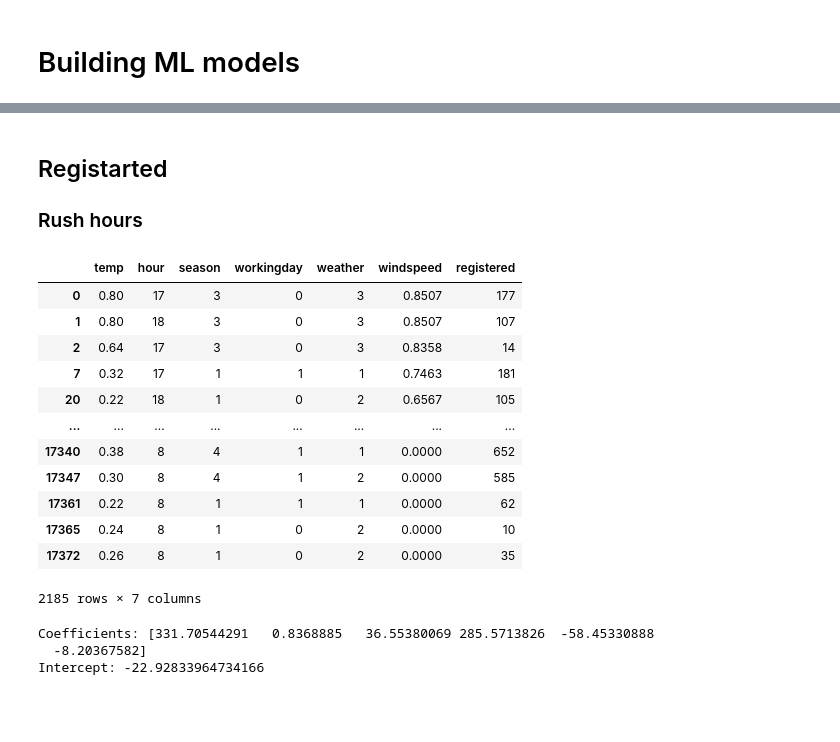
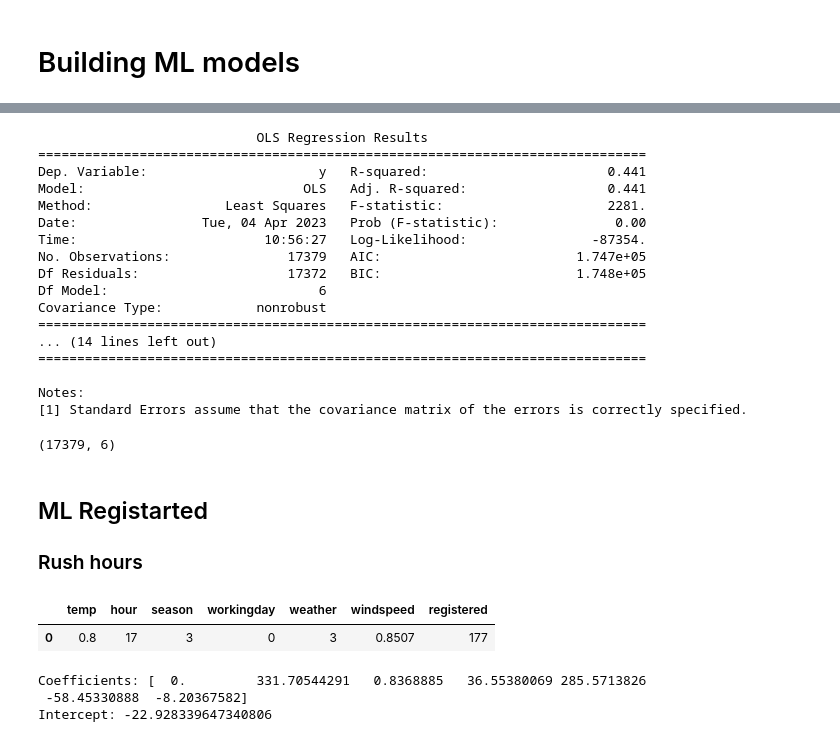
Before and after one commit to RHout19/Project-1, a Jupyter notebook: Model 1/Project 3/Project_3_ML.ipynb, the cells around one changed output, grey strips where cells are left out. Drawn from its saved outputs; the diff is of its cells as text; code cells hidden in the pictures; blank space fills up the shorter version.

Commit message:
Combining models

```diff
--- a/Model 1/Project 3/Project_3_ML.ipynb
+++ b/Model 1/Project 3/Project_3_ML.ipynb
@@ -191,27 +229,57 @@ print(result.rsquared, result.rsquared_adj)
+# %%
+import statsmodels.api as sm
+
+# defining the variables
+x = df[['temp', 'hour', 'season', 'workingday', 'humidity', 'windspeed']]
+y = df['casual'].tolist()
+
+# adding the constant term
+x = sm.add_constant(x)
+
+# performing the regression and fitting the model
+result = sm.OLS(y, x).fit()
+
+# printing the summary table
+print(result.summary())
+# %% [output]
+                            OLS Regression Results
+==============================================================================
+Dep. Variable:                      y   R-squared:                       0.441
+Model:                            OLS   Adj. R-squared:                  0.441
+Method:                 Least Squares   F-statistic:                     2281.
+Date:                Tue, 04 Apr 2023   Prob (F-statistic):               0.00
+Time:                        10:56:27   Log-Likelihood:                -87354.
+No. Observations:               17379   AIC:                         1.747e+05
+Df Residuals:                   17372   BIC:                         1.748e+05
+Df Model:                           6
+Covariance Type:            nonrobust
+==============================================================================
+... (14 lines left out)
+==============================================================================
+
+Notes:
+[1] Standard Errors assume that the covariance matrix of the errors is correctly specified.
+# %%
+df[['casual']].shape
+df[['temp', 'hour', 'season', 'workingday', 'humidity', 'windspeed']].shape
+# %% [output]
+(17379, 6)
 # %% [markdown]
-## Registarted
+## ML Registarted
 ### Rush hours
 # %%
-df_rush[['temp', 'hour', 'season', 'workingday', 'weather', 'windspeed', 'registered']]
+df_rush[['temp', 'hour', 'season', 'workingday', 'weather', 'windspeed', 'registered']].head(1)
 # %% [output]
 |  | temp | hour | season | workingday | weather | windspeed | registered |
-| 0 | 0.80 | 17 | 3 | 0 | 3 | 0.8507 | 177 |
-| 1 | 0.80 | 18 | 3 | 0 | 3 | 0.8507 | 107 |
-| 2 | 0.64 | 17 | 3 | 0 | 3 | 0.8358 | 14 |
-| 7 | 0.32 | 17 | 1 | 1 | 1 | 0.7463 | 181 |
-| 20 | 0.22 | 18 | 1 | 0 | 2 | 0.6567 | 105 |
-| ... | ... | ... | ... | ... | ... | ... | ... |
-| 17340 | 0.38 | 8 | 4 | 1 | 1 | 0.0000 | 652 |
-| 17347 | 0.30 | 8 | 4 | 1 | 2 | 0.0000 | 585 |
-| 17361 | 0.22 | 8 | 1 | 1 | 1 | 0.0000 | 62 |
-| 17365 | 0.24 | 8 | 1 | 0 | 2 | 0.0000 | 10 |
-| 17372 | 0.26 | 8 | 1 | 0 | 2 | 0.0000 | 35 |
+| 0 | 0.8 | 17 | 3 | 0 | 3 | 0.8507 | 177 |
-2185 rows × 7 columns
 # %%
-#X = df.drop(columns=['instant', 'dateday', 'count', 'year', 'holiday', 'workingday'])
 X = df_rush[['temp', 'hour', 'season', 'workingday', 'weather', 'windspeed']]
 y = df_rush['registered']
 X_train, X_test, y_train, y_test = train_test_split(X, y, test_size=0.2,  random_state=19)
+
+poly = PolynomialFeatures(degree=1)
+X_train = poly.fit_transform(X_train)
+X_test = poly.transform(X_test)
 
 # create the model
 model = LinearRegression()
@@ -223,6 +291,6 @@ model.fit(X_train, y_train)
 print('Coefficients:', model.coef_)
 print('Intercept:', model.intercept_)
 # %% [output]
-Coefficients: [331.70544291   0.8368885   36.55380069 285.5713826  -58.45330888
-  -8.20367582]
-Intercept: -22.92833964734166
+Coefficients: [  0.         331.70544291   0.8368885   36.55380069 285.5713826
+ -58.45330888  -8.20367582]
+Intercept: -22.928339647340806
```
Also changed, not shown: parts of 25 cells of this notebook.
